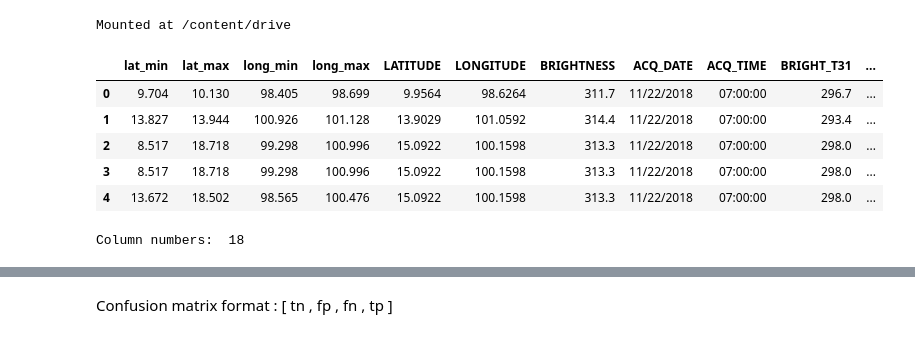
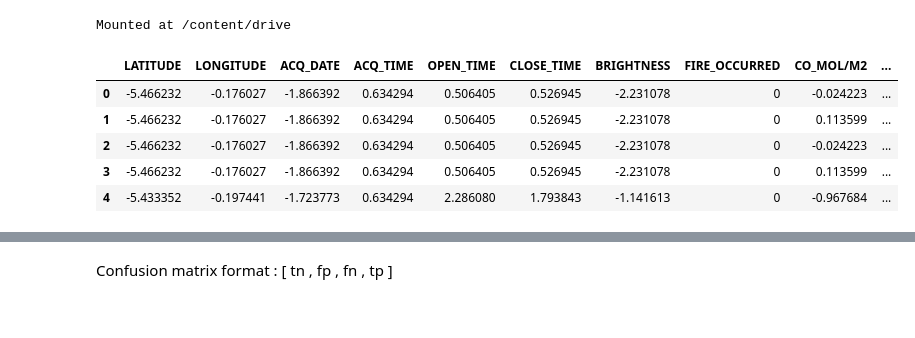
Before and after one commit to ManapatWeeramongkolkul/ForestFireML, a Jupyter notebook: ModelTesting_Pipeline.ipynb, the cells around one changed output, grey strips where cells are left out. Saved outputs shown, nothing was run; the diff lists cells and outputs as text; code cells hidden in the pictures.

Commit message:
remove data prep code

```diff
--- a/ModelTesting_Pipeline.ipynb
+++ b/ModelTesting_Pipeline.ipynb
@@ -19,18 +20,13 @@ Mounted at /content/drive
 # %%
 # Data Source
 
-df = pd.read_csv("/content/drive/MyDrive/Senior Project/Datasets/test_gee.csv")
-df = df.drop('Unnamed: 0', axis=1)
+df = pd.read_csv("/content/drive/MyDrive/Senior Project/Datasets/cleaned_gee_data.csv")
+df = df.drop(columns = ['Unnamed: 0'], axis=1)
 df.head()
 # %% [output]
-|  | lat_min | lat_max | long_min | long_max | LATITUDE | LONGITUDE | BRIGHTNESS | ACQ_DATE | ACQ_TIME | BRIGHT_T31 | ... |
-| 0 | 9.704 | 10.130 | 98.405 | 98.699 | 9.9564 | 98.6264 | 311.7 | 11/22/2018 | 07:00:00 | 296.7 | ... |
-| 1 | 13.827 | 13.944 | 100.926 | 101.128 | 13.9029 | 101.0592 | 314.4 | 11/22/2018 | 07:00:00 | 293.4 | ... |
-| 2 | 8.517 | 18.718 | 99.298 | 100.996 | 15.0922 | 100.1598 | 313.3 | 11/22/2018 | 07:00:00 | 298.0 | ... |
-| 3 | 8.517 | 18.718 | 99.298 | 100.996 | 15.0922 | 100.1598 | 313.3 | 11/22/2018 | 07:00:00 | 298.0 | ... |
-| 4 | 13.672 | 18.502 | 98.565 | 100.476 | 15.0922 | 100.1598 | 313.3 | 11/22/2018 | 07:00:00 | 298.0 | ... |
+|  | LATITUDE | LONGITUDE | ACQ_DATE | ACQ_TIME | OPEN_TIME | CLOSE_TIME | BRIGHTNESS | FIRE_OCCURRED | CO_MOL/M2 | ... |
+| 0 | -5.466232 | -0.176027 | -1.866392 | 0.634294 | 0.506405 | 0.526945 | -2.231078 | 0 | -0.024223 | ... |
+| 1 | -5.466232 | -0.176027 | -1.866392 | 0.634294 | 0.506405 | 0.526945 | -2.231078 | 0 | 0.113599 | ... |
+| 2 | -5.466232 | -0.176027 | -1.866392 | 0.634294 | 0.506405 | 0.526945 | -2.231078 | 0 | -0.024223 | ... |
+| 3 | -5.466232 | -0.176027 | -1.866392 | 0.634294 | 0.506405 | 0.526945 | -2.231078 | 0 | 0.113599 | ... |
+| 4 | -5.433352 | -0.197441 | -1.723773 | 0.634294 | 2.286080 | 1.793843 | -1.141613 | 0 | -0.967684 | ... |
-# %%
-df['FireOccurred'].value_counts()
-print("Column numbers: ", len(df.columns))
-# %% [output]
-Column numbers:  18
```
Also changed, not shown: parts of 8 cells of this notebook.
